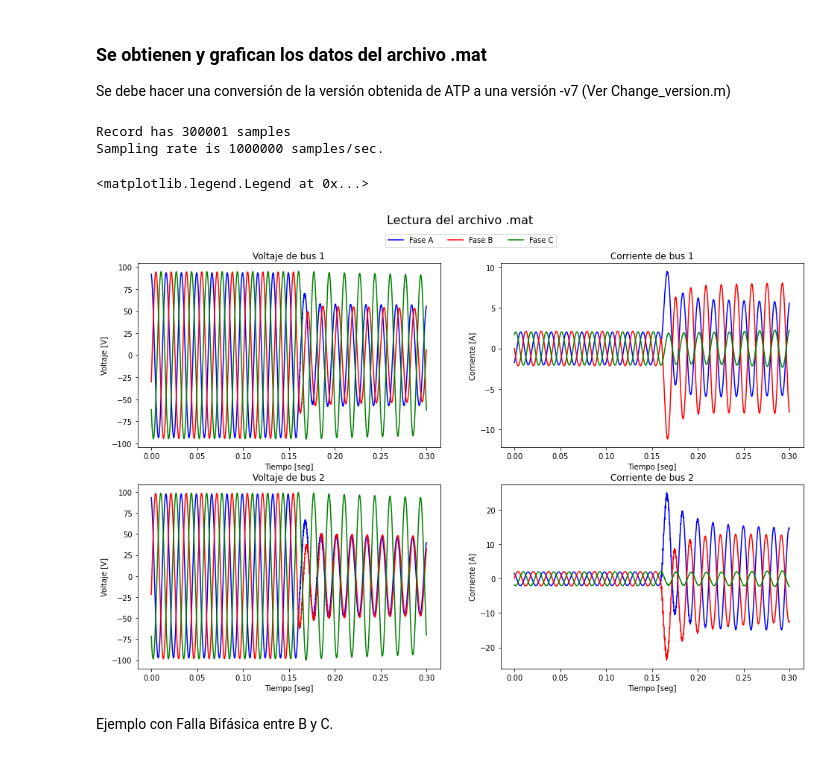
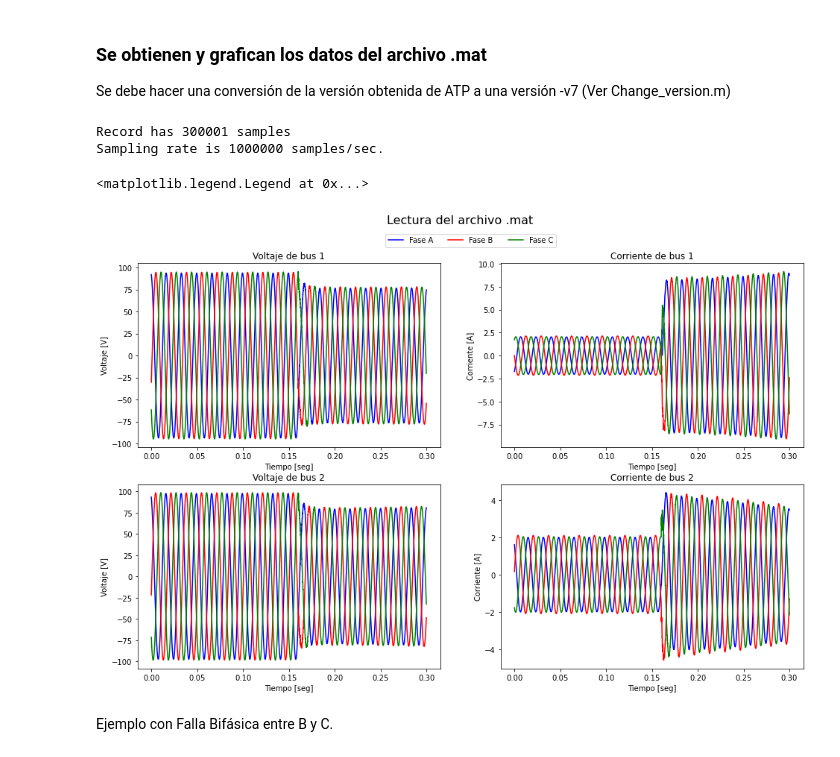
Before and after one commit to andresenrique08/Virtual_Relay_Course, a Jupyter notebook: TC2/Test_DSP_mat.ipynb, the cells around one changed output. Cells and saved outputs as stored; diff of their text form; code cells hidden in the pictures.

```diff
--- a/TC2/Test_DSP_mat.ipynb
+++ b/TC2/Test_DSP_mat.ipynb
@@ -100,7 +100,7 @@ def DFT(time, data, fk, fs_user_cycle):
 
 Se debe hacer una conversión de la versión obtenida de ATP a una versión -v7 (Ver Change_version.m)
 # %%
-mat = loadmat('Falla_AB_90%_001ohm.mat') # El archivo se selecciona desde la interfaz
+mat = loadmat('Falla_ABC_10%_100ohm.mat') # El archivo se selecciona desde la interfaz
 
 # Reading time vector:
 time = mat['t'] #Se conoce que todos los archivos vendrán con este vector incluido
@@ -140,34 +140,34 @@ measures = [voltages_bus1,currents_bus1,voltages_bus2,currents_bus2]
 #print(N_tot)
 
 f, axarr = plt.subplots(2, 2, figsize =(16, 10))
 f.suptitle('Lectura del archivo .mat', y=0.97, fontsize=16)
 labels = ['Fase A', 'Fase B', 'Fase C']
 
 n_bus=1
 for i in range(len(measures)):
     if (i % 2)==0: #Si es par
         p1 = np.int(i/2)
         p2 = 0
         axarr[p1,p2].set_title(('Voltaje de bus '+str(n_bus)))
         axarr[p1,p2].set_ylabel('Voltaje [V]')
     else:
         p1 = np.int(np.ceil(i/2)-1)
         p2 = 1
         axarr[p1,p2].set_title(('Corriente de bus '+str(n_bus)))
         axarr[p1,p2].set_ylabel('Corriente [A]')
         n_bus=n_bus+1
 
     axarr[p1,p2].set_xlabel('Tiempo [seg]')
     axarr[p1,p2].plot(time, measures[i][:,0], 'b-', label='Fase A')
     axarr[p1,p2].plot(time, measures[i][:,1], 'r-', label='Fase B')
     axarr[p1,p2].plot(time, measures[i][:,2], 'g-', label='Fase C')
 
 f.legend(axarr[1,1].get_lines(), labels, ncol=3, bbox_to_anchor=(0.54, 0.87))
 # %% [output]
 Record has 300001 samples
 Sampling rate is 1000000 samples/sec.
 <matplotlib.legend.Legend at 0x...>
-[figure, old version]
+[figure, new version]
 # %% [markdown]
 Ejemplo con Falla Bifásica entre B y C.
 # %% [markdown]
```
Also changed, not shown: parts of 23 cells of this notebook, 1 other file.
